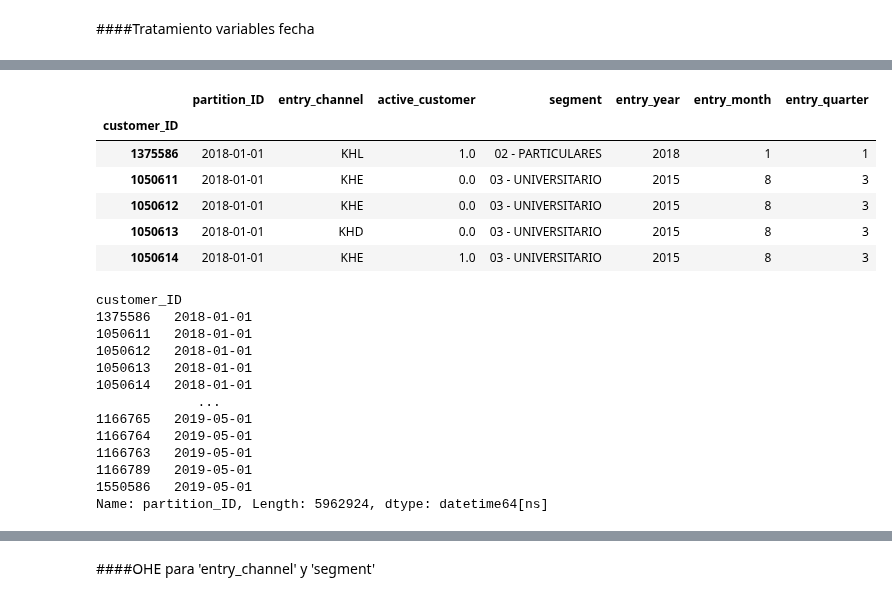
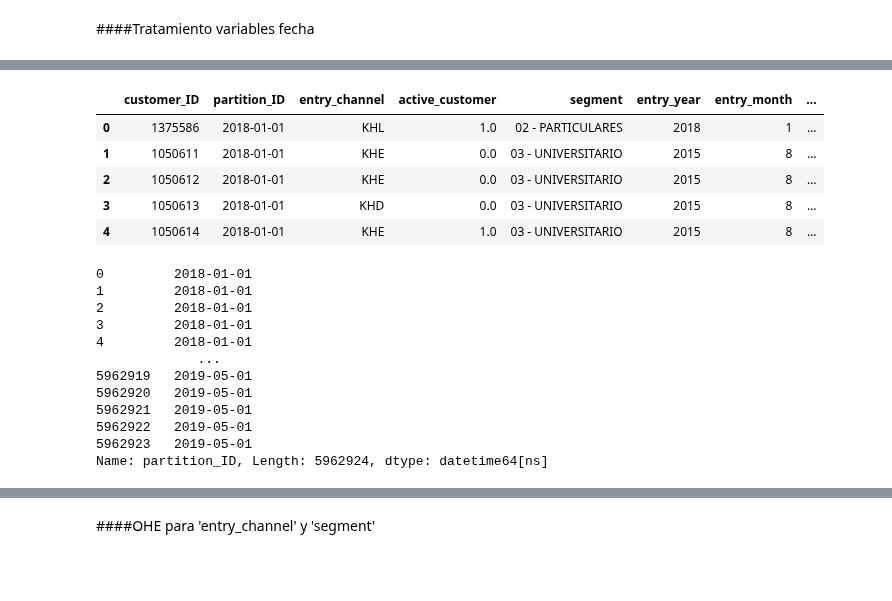
Before and after one commit to RicardColomOrero/easymoney, a Jupyter notebook: Easymoney_Ricard.ipynb, the cells around one changed output, grey strips where cells are left out. Saved outputs shown, nothing was run; the diff lists cells and outputs as text; code cells hidden in the pictures; blank space fills up the shorter version.

```diff
--- a/Easymoney_Ricard.ipynb
+++ b/Easymoney_Ricard.ipynb
@@ -567,5 +587,5 @@ array(['KHL', 'KHE', 'KHD', 'KFA', 'KFC', 'KAT', 'KAZ', 'RED', 'KHC',
 # %%
-customer_commercial_activity_1['segment'].fillna(value='04 - NO SEGMENT',inplace=True)
+customer_commercial_activity_2['segment'].fillna(value='04 - NO SEGMENT',inplace=True)
 # %%
-customer_commercial_activity_1['entry_channel'].fillna(value='ZZZ',inplace=True)
+customer_commercial_activity_2['entry_channel'].fillna(value='ZZZ',inplace=True)
 # %%
@@ -638,7 +657,7 @@ Name: entry_date, Length: 5962924, dtype: datetime64[ns]
 # %%
 #la variable original solo contenía año y mes, añado cuarto por si fuera interesante
 # %%
-customer_commercial_activity_1['entry_year']=customer_commercial_activity_1['entry_date'].dt.year
-customer_commercial_activity_1['entry_month']=customer_commercial_activity_1['entry_date'].dt.month
-customer_commercial_activity_1['entry_quarter']=customer_commercial_activity_1['entry_date'].dt.quarter
+customer_commercial_activity_2['entry_year']=customer_commercial_activity_1['entry_date'].dt.year
+customer_commercial_activity_2['entry_month']=customer_commercial_activity_1['entry_date'].dt.month
+customer_commercial_activity_2['entry_quarter']=customer_commercial_activity_1['entry_date'].dt.quarter
 # %%
@@ -654,29 +672,27 @@ customer_commercial_activity_1.head()
 # %%
-customer_commercial_activity_1.drop('entry_date',axis=1,inplace=True)
+customer_commercial_activity_2.drop('entry_date',axis=1,inplace=True)
 # %%
-customer_commercial_activity_1.head()
+customer_commercial_activity_2.head()
 # %% [output]
-|  | partition_ID | entry_channel | active_customer | segment | entry_year | entry_month | entry_quarter |
-| customer_ID |  |  |  |  |  |  |  |
-| 1375586 | 2018-01-01 | KHL | 1.0 | 02 - PARTICULARES | 2018 | 1 | 1 |
-| 1050611 | 2018-01-01 | KHE | 0.0 | 03 - UNIVERSITARIO | 2015 | 8 | 3 |
-| 1050612 | 2018-01-01 | KHE | 0.0 | 03 - UNIVERSITARIO | 2015 | 8 | 3 |
-| 1050613 | 2018-01-01 | KHD | 0.0 | 03 - UNIVERSITARIO | 2015 | 8 | 3 |
-| 1050614 | 2018-01-01 | KHE | 1.0 | 03 - UNIVERSITARIO | 2015 | 8 | 3 |
+|  | customer_ID | partition_ID | entry_channel | active_customer | segment | entry_year | entry_month | ... |
+| 0 | 1375586 | 2018-01-01 | KHL | 1.0 | 02 - PARTICULARES | 2018 | 1 | ... |
+| 1 | 1050611 | 2018-01-01 | KHE | 0.0 | 03 - UNIVERSITARIO | 2015 | 8 | ... |
+| 2 | 1050612 | 2018-01-01 | KHE | 0.0 | 03 - UNIVERSITARIO | 2015 | 8 | ... |
+| 3 | 1050613 | 2018-01-01 | KHD | 0.0 | 03 - UNIVERSITARIO | 2015 | 8 | ... |
+| 4 | 1050614 | 2018-01-01 | KHE | 1.0 | 03 - UNIVERSITARIO | 2015 | 8 | ... |
 # %%
-customer_commercial_activity_1['partition_ID']
+customer_commercial_activity_2['partition_ID']
 # %% [output]
-customer_ID
-1375586   2018-01-01
-1050611   2018-01-01
-1050612   2018-01-01
-1050613   2018-01-01
-1050614   2018-01-01
+0         2018-01-01
+1         2018-01-01
+2         2018-01-01
+3         2018-01-01
+4         2018-01-01
              ...
-1166765   2019-05-01
-1166764   2019-05-01
-1166763   2019-05-01
-1166789   2019-05-01
-1550586   2019-05-01
+5962919   2019-05-01
+5962920   2019-05-01
+5962921   2019-05-01
+5962922   2019-05-01
+5962923   2019-05-01
 Name: partition_ID, Length: 5962924, dtype: datetime64[ns]
 # %%
```
Also changed, not shown: parts of 32 cells of this notebook.
